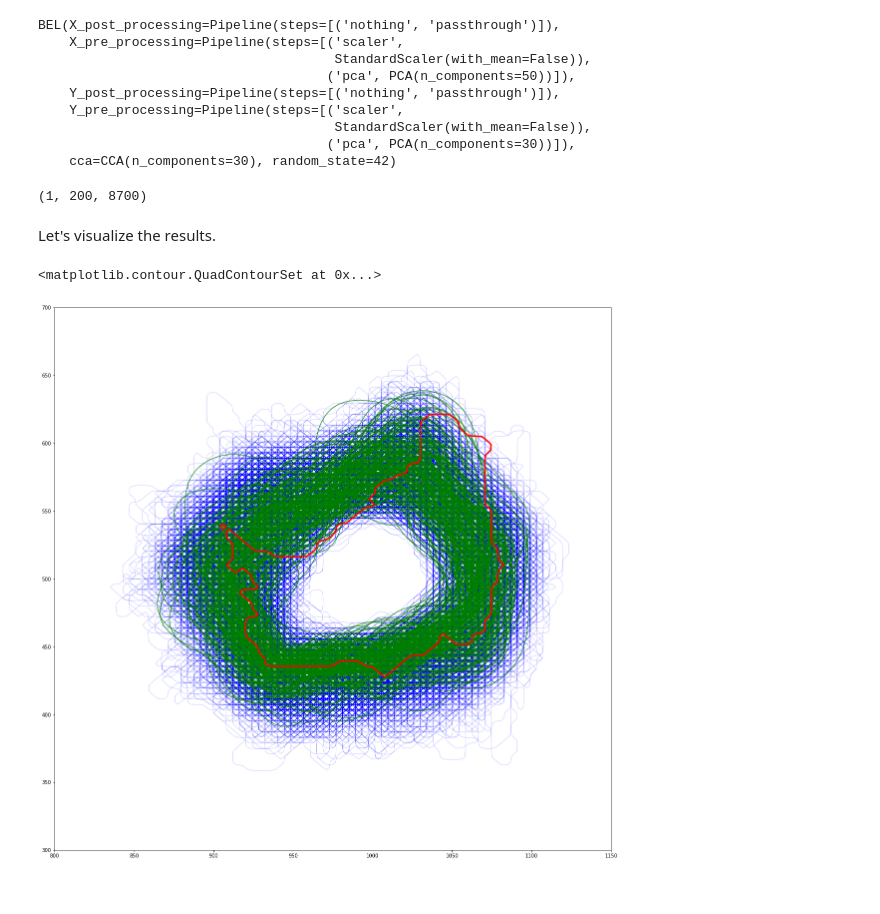
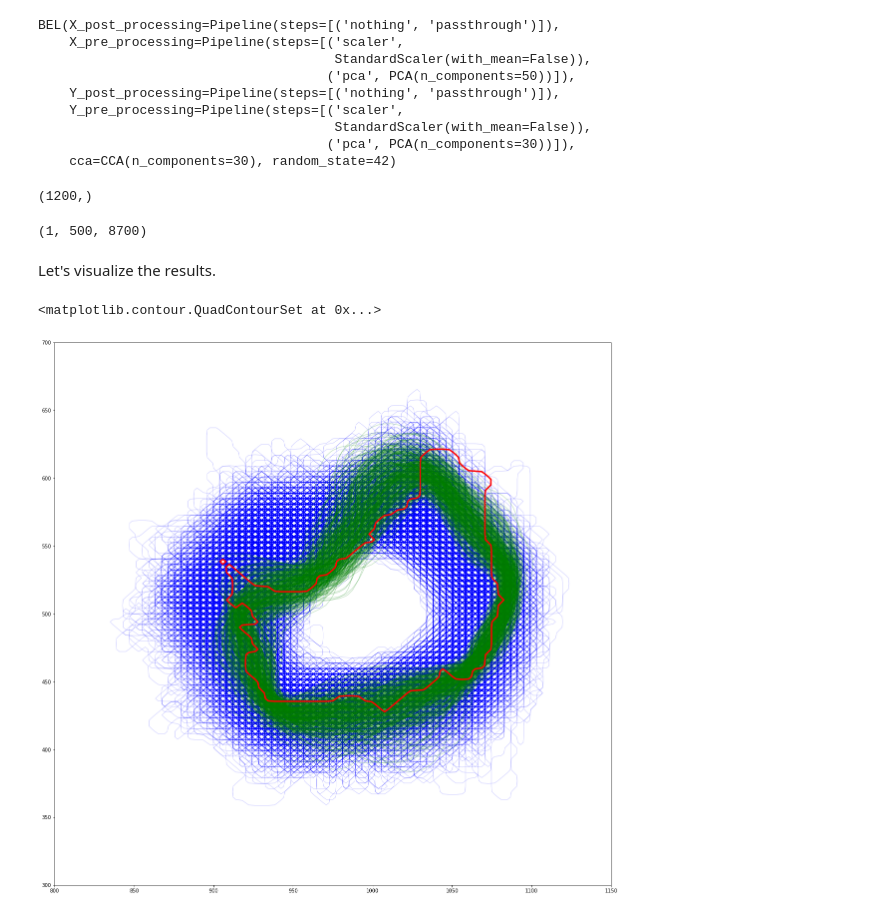
Before and after one commit to robinthibaut/kaggle, a Jupyter notebook: whpa-get-started.ipynb, the cells around one changed output. Saved outputs shown, nothing was run; the diff lists cells and outputs as text; code cells hidden in the pictures.

```diff
--- a/whpa-get-started.ipynb
+++ b/whpa-get-started.ipynb
@@ -74,8 +74,11 @@ folders = os.listdir(data_path)  # list of folders
 bkt_files = []  # Breakthrough curves files
 sd_files = []  # Protection zone (WHPA) files
 for folder in folders:  # Loop over the folders
-    bkt_files.append(os.path.join(data_path, folder, 'bkt.npy'))  # Add the bkt file
-    sd_files.append(os.path.join(data_path, folder, 'pz.npy'))  # Add the pz file
+    # check if it is a folder
+    if os.path.isdir(os.path.join(data_path, folder)):
+        bkt_files.append(os.path.join(data_path, folder, 'bkt.npy'))  # Add the bkt file
+        sd_files.append(os.path.join(data_path, folder, 'pz.npy'))  # Add the pz file
+
 # Now load all the data
 X = list(map(np.load, bkt_files))  # we use list to make it a list of numpy arrays
 y = np.array([np.load(f) for f in sd_files])
@@ -186,4 +189,4 @@ Text(0.5, 1.0, 'Breakthrough curves of the first instance after interpolation')
 Finally, we concatenate the 6 curves into a single array of shape (n_sim, 6*200). Feel free to try with different combinations.
 # %%
 # let's concatenate the 6 curves into a single array of shape (n_sim, 6*200)
-X_interp = np.concatenate(X_interp.reshape(6, -1, 200), axis=1)
+X_interp = X_interp.reshape(-1, 6*200)
@@ -412,10 +414,9 @@ X_train, X_test, y_train, y_test = train_test_split(X_interp, y_sd_flat, test_si
 model.mode = "tm"  # How to compute the posterior conditional distribution (tm: transport map)
 model.random_state = 42  # Random state
 # Save original dimensions of both predictor and target
-model.X_shape = (6, 200)  # Six curves with 200 time steps each
 model.Y_shape = (100, 87)  # 100 rows and 87 columns
 # Number of samples to be extracted from the posterior distribution
-model.n_posts = 200
+model.n_posts = 500
 # %% [markdown]
 Train the model
 # %%
@@ -431,29 +432,34 @@ BEL(X_post_processing=Pipeline(steps=[('nothing', 'passthrough')]),
                                       StandardScaler(with_mean=False)),
                                      ('pca', PCA(n_components=30))]),
     cca=CCA(n_components=30), random_state=42)
+# %%
+X_test[0].shape
+# %% [output]
+(1200,)
 # %%
 # The posterior distribution is computed within the method below.
 # Let's only predict the first instance (index 0)
-y_predicted = model.predict(X_test[0])
+n_obs = 0
+y_predicted = model.predict(X_test[n_obs])
 print(y_predicted.shape)
-# out: (1, 400, 8700)
+# out: (1, n_posts, 8700)
 # For one example, we sampled 400 posterior samples from the model and backtransformed them to the original space.
 # %% [output]
-(1, 200, 8700)
+(1, 500, 8700)
 # %% [markdown]
 Let's visualize the results.
 # %%
 # Plot the predicted WHPAs (O contour of the signed distance fields)
 plt.figure(figsize=(20, 20))
 # plot the training set in the background
 for pct in y_train:
     plt.contour(pct.reshape(model.Y_shape), levels=[0], alpha=.2, colors="blue", linewidths=1, extent=[x_range[0], x_range[1], y_range[0], y_range[1]])
 # plot the predicted WHPAs
 for pc in y_predicted[0]:
     pcr = np.reshape(pc, model.Y_shape)
-    plt.contour(pcr, levels=[0], colors="green", alpha=.8, extent=[x_range[0], x_range[1], y_range[0], y_range[1]])  # plot the 0 contour of the signed distance field
+    plt.contour(pcr, levels=[0], colors="green", alpha=.2, extent=[x_range[0], x_range[1], y_range[0], y_range[1]])  # plot the 0 contour of the signed distance field
 # Plot the true WHPA
-plt.contour(y_test[0].reshape(model.Y_shape), levels=[0], colors="red", alpha=1, linewidths=3,extent=[x_range[0], x_range[1], y_range[0], y_range[1]])  # plot the 0 contour of the true signed distance fied
+plt.contour(y_test[n_obs].reshape(model.Y_shape), levels=[0], colors="red", alpha=1, linewidths=3,extent=[x_range[0], x_range[1], y_range[0], y_range[1]])  # plot the 0 contour of the true signed distance fied
 # %% [output]
 <matplotlib.contour.QuadContourSet at 0x...>
-[figure, old version]
+[figure, new version]
```
Also changed, not shown: parts of 5 cells of this notebook.
